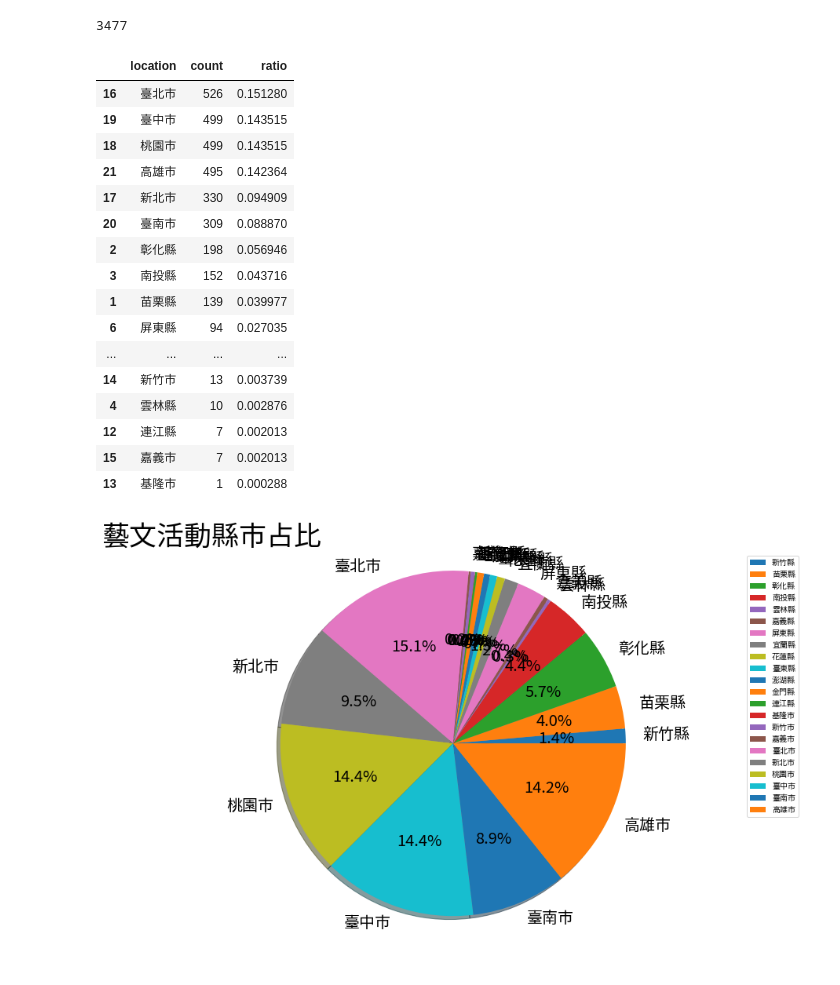
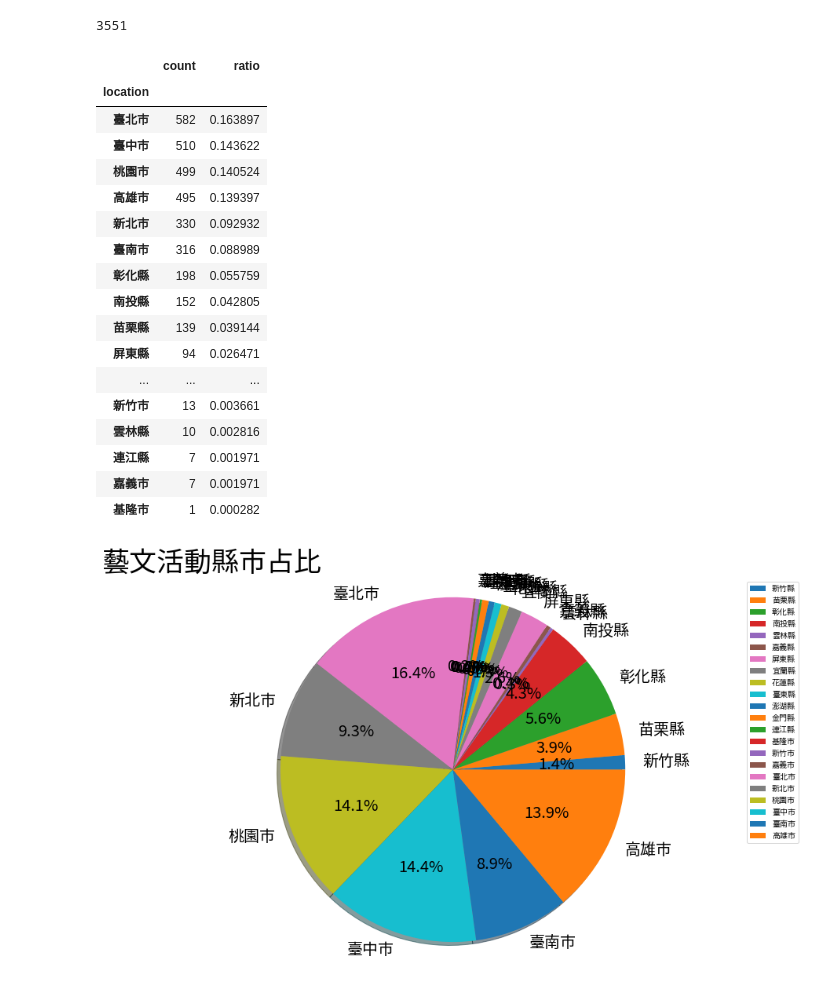
Before and after one commit to j551234/art_activity_analysis, a Jupyter notebook: location_activity_analysis.ipynb, the cells around one changed output. Cells and saved outputs as stored; diff of their text form; code cells hidden in the pictures.

Commit message:
update location function with other name

```diff
--- a/location_activity_analysis.ipynb
+++ b/location_activity_analysis.ipynb
@@ -31,59 +79,23 @@ with connection:
 # %%
-total = 0
-for list_index in location_count_list:
-    for i in list_index:
-        if(type(i)==int):
-            total = total + i
-print(total)
+get_all_category_location_analysis()
 # %% [output]
-3477
+3551
+|  | count | ratio |
+| location |  |  |
+| 臺北市 | 582 | 0.163897 |
+| 臺中市 | 510 | 0.143622 |
+| 桃園市 | 499 | 0.140524 |
+| 高雄市 | 495 | 0.139397 |
+| 新北市 | 330 | 0.092932 |
+| 臺南市 | 316 | 0.088989 |
+| 彰化縣 | 198 | 0.055759 |
+| 南投縣 | 152 | 0.042805 |
+| 苗栗縣 | 139 | 0.039144 |
+| 屏東縣 | 94 | 0.026471 |
+| ... | ... | ... |
+| 新竹市 | 13 | 0.003661 |
+| 雲林縣 | 10 | 0.002816 |
+| 連江縣 | 7 | 0.001971 |
+| 嘉義市 | 7 | 0.001971 |
+| 基隆市 | 1 | 0.000282 |
+[figure, added]
-# %%
-## 今年度 藝文活動場次 比率
-df = pd.DataFrame(location_count_list, columns = ['location', 'count'])
-df['ratio'] = df['count'] / total
-display(df.sort_values(by=['ratio'], ascending=False))
-# %% [output]
-|  | location | count | ratio |
-| 16 | 臺北市 | 526 | 0.151280 |
-| 19 | 臺中市 | 499 | 0.143515 |
-| 18 | 桃園市 | 499 | 0.143515 |
-| 21 | 高雄市 | 495 | 0.142364 |
-| 17 | 新北市 | 330 | 0.094909 |
-| 20 | 臺南市 | 309 | 0.088870 |
-| 2 | 彰化縣 | 198 | 0.056946 |
-| 3 | 南投縣 | 152 | 0.043716 |
-| 1 | 苗栗縣 | 139 | 0.039977 |
-| 6 | 屏東縣 | 94 | 0.027035 |
-| ... | ... | ... | ... |
-| 14 | 新竹市 | 13 | 0.003739 |
-| 4 | 雲林縣 | 10 | 0.002876 |
-| 12 | 連江縣 | 7 | 0.002013 |
-| 15 | 嘉義市 | 7 | 0.002013 |
-| 13 | 基隆市 | 1 | 0.000288 |
-# %%
-## 比率圖
-
-plt.figure(figsize=(16,9))    # 顯示圖框架大小
-
-labels = df["location"]      # 製作圓餅圖的類別標籤
-size = df["ratio"]                         # 製作圓餅圖的數值來源
-plt.rcParams['font.sans-serif'] = ['Taipei Sans TC Beta']
-
-plt.pie(size,                           # 數值
-        labels = labels,                # 標籤
-        autopct = "%1.1f%%",            # 將數值百分比並留到小數點一位
-        pctdistance = 0.6,              # 數字距圓心的距離
-        textprops = {"fontsize" : 20},  # 文字大小
-        shadow=True)                    # 設定陰影
-
-
-plt.axis('equal')                                          # 使圓餅圖比例相等
-plt.title("藝文活動縣市占比", {"fontsize" : 35},loc ='left')  # 設定標題及其文字大小
-plt.legend(loc = "best")                                   # 設定圖例及其位置為最佳
-
-plt.savefig("藝文活動縣市占比.jpg",   # 儲存圖檔
-            bbox_inches='tight',               # 去除座標軸占用的空間
-            pad_inches=0.0)                    # 去除所有白邊
-# plt.close()
-# %% [output]
-[figure, removed]
```
Also changed, not shown: parts of 4 cells of this notebook.
